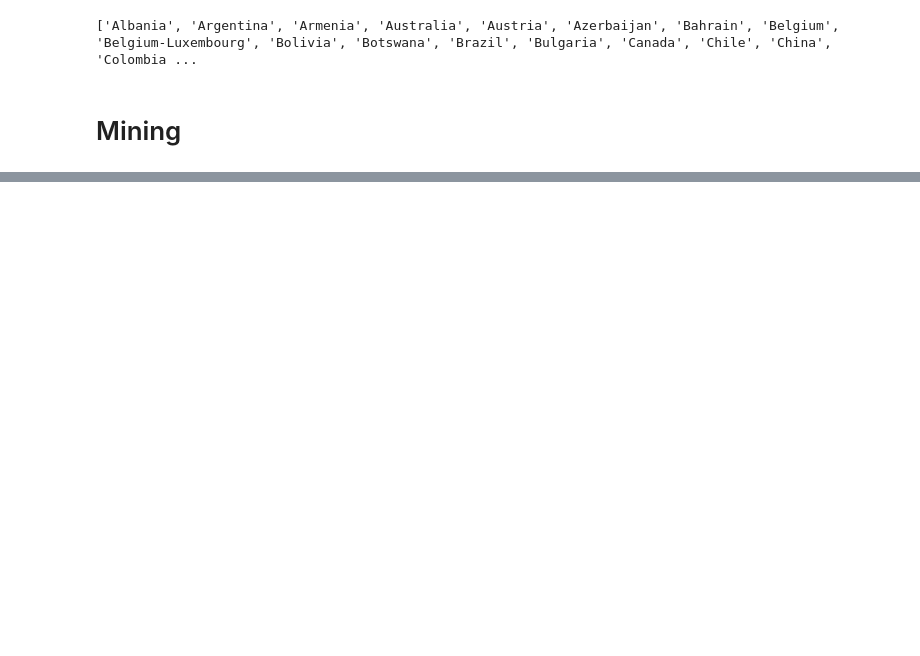
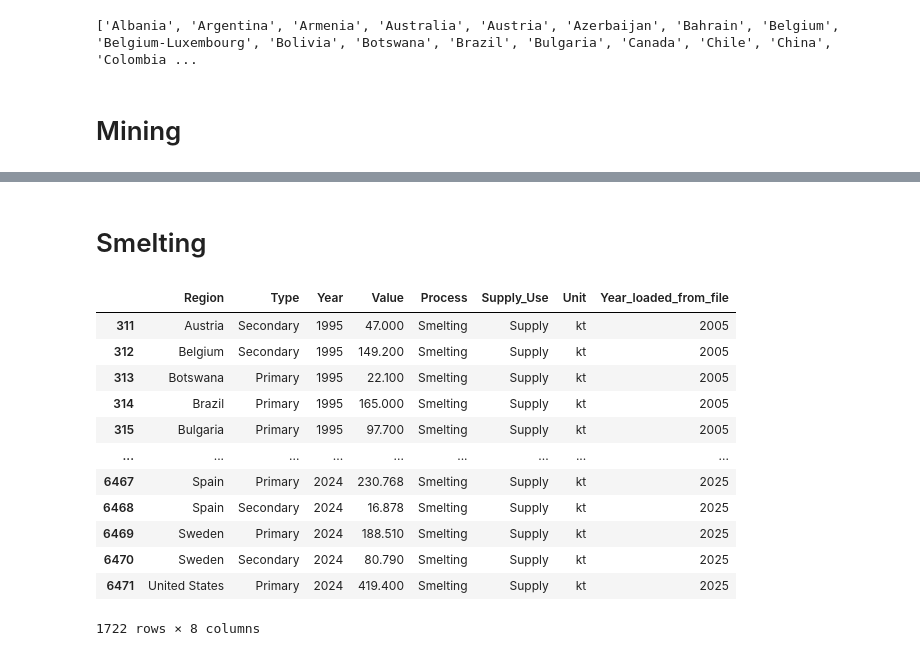
Before and after one commit to florihu/pySUTO, a Jupyter notebook: scripts/explo/icsg_flow.ipynb, the cells around one changed output, grey strips where cells are left out. Drawn from its saved outputs; the diff is of its cells as text; code cells hidden in the pictures; blank space fills up the shorter version.

```diff
--- a/scripts/explo/icsg_flow.ipynb
+++ b/scripts/explo/icsg_flow.ipynb
@@ -156,0 +172,19 @@ d[d.Year == 2021]
+# %% [markdown]
+# Smelting
+# %%
+sm = f[f.Process == 'Smelting']
+sm
+# %% [output]
+|  | Region | Type | Year | Value | Process | Supply_Use | Unit | Year_loaded_from_file |
+| 311 | Austria | Secondary | 1995 | 47.000 | Smelting | Supply | kt | 2005 |
+| 312 | Belgium | Secondary | 1995 | 149.200 | Smelting | Supply | kt | 2005 |
+| 313 | Botswana | Primary | 1995 | 22.100 | Smelting | Supply | kt | 2005 |
+| 314 | Brazil | Primary | 1995 | 165.000 | Smelting | Supply | kt | 2005 |
+| 315 | Bulgaria | Primary | 1995 | 97.700 | Smelting | Supply | kt | 2005 |
+| ... | ... | ... | ... | ... | ... | ... | ... | ... |
+| 6467 | Spain | Primary | 2024 | 230.768 | Smelting | Supply | kt | 2025 |
+| 6468 | Spain | Secondary | 2024 | 16.878 | Smelting | Supply | kt | 2025 |
+| 6469 | Sweden | Primary | 2024 | 188.510 | Smelting | Supply | kt | 2025 |
+| 6470 | Sweden | Secondary | 2024 | 80.790 | Smelting | Supply | kt | 2025 |
+| 6471 | United States | Primary | 2024 | 419.400 | Smelting | Supply | kt | 2025 |
+1722 rows × 8 columns
```
Also changed, not shown: parts of 15 cells of this notebook, 3 other files.
